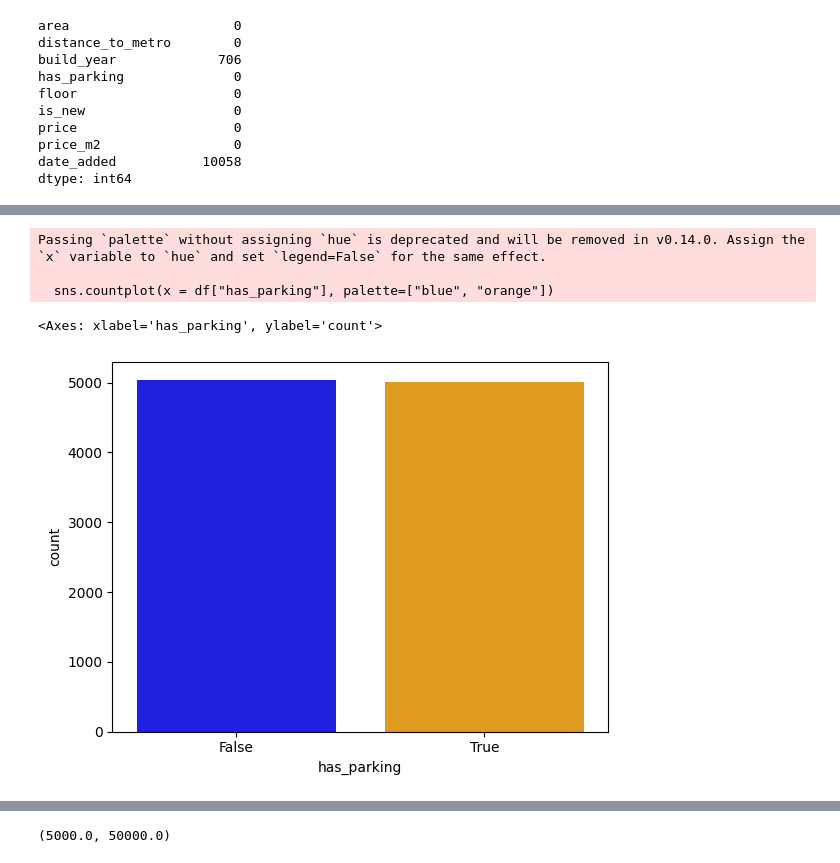
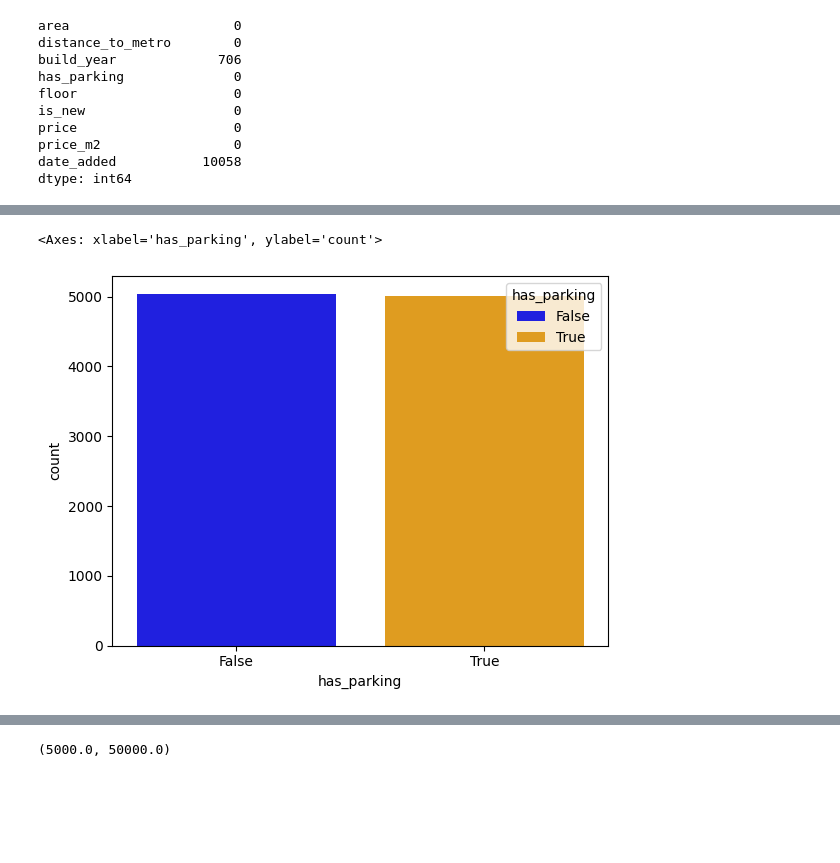
Before and after one commit to ThePhaseless/ProjectMAD, a Jupyter notebook: data_analysis.ipynb, the cells around one changed output, grey strips where cells are left out. Saved outputs shown, nothing was run; the diff lists cells and outputs as text; code cells hidden in the pictures; blank space fills up the shorter version.

```diff
--- a/data_analysis.ipynb
+++ b/data_analysis.ipynb
@@ -25,3 +25,7 @@ df
 | 10056 | 69.00 | 511.467699 | 2002.0 | True | 6 | False | 1380000.0 | 20000.00 | None |
 | 10057 | 73.00 | 2440.532787 | 2017.0 | True | 3 | False | 1495000.0 | 20479.45 | None |
 10058 rows × 9 columns
+# %%
+#zamiana z metrów na km
+df["distance_to_metro"] = df["distance_to_metro"].apply(lambda x: round(x/1000, 3))
+df
@@ -58,9 +76,6 @@ ValueError: RGBA sequence should have length 3 or 4
 # %%
 #ilość ogłoszeń, które zawierają parking lub nie
-sns.countplot(x = df["has_parking"], palette=["blue", "orange"])
+sns.countplot(x = df["has_parking"], hue = df.has_parking, palette=["blue", "orange"])
 # %% [output]
-Passing `palette` without assigning `hue` is deprecated and will be removed in v0.14.0. Assign the `x` variable to `hue` and set `legend=False` for the same effect.
-
-  sns.countplot(x = df["has_parking"], palette=["blue", "orange"])
+<Axes: xlabel='has_parking', ylabel='count'>
-<Axes: xlabel='has_parking', ylabel='count'>
-[figure, old version]
+[figure, new version]
```
Also changed, not shown: parts of 8 cells of this notebook.
